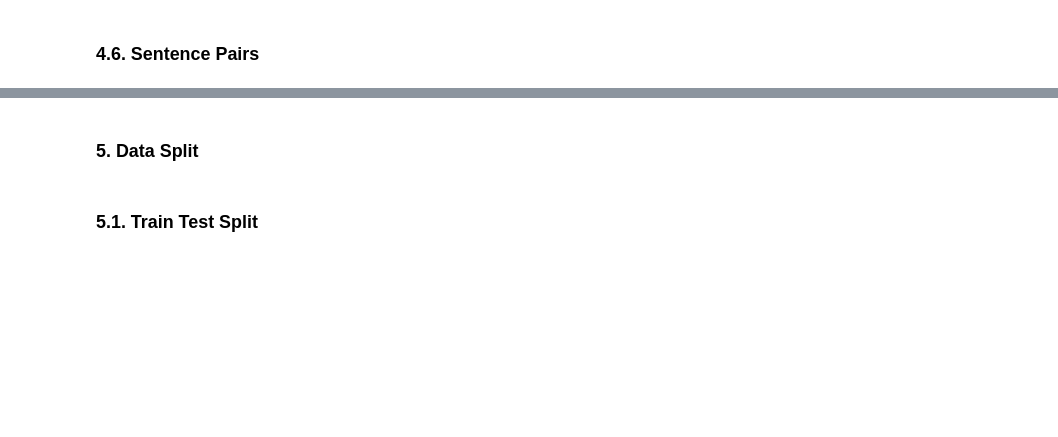
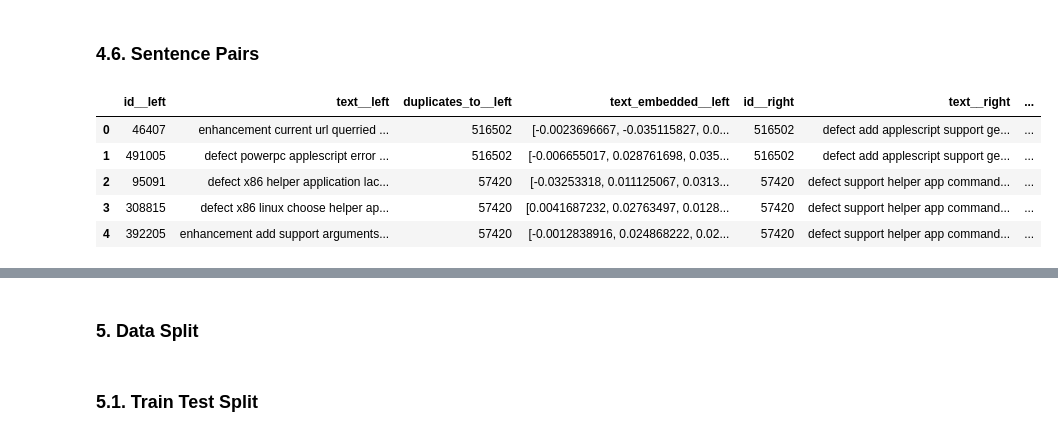
Before and after one commit to rezadzikri19/BuggyBuddy-Notebook, a Jupyter notebook: bug_classification.ipynb, the cells around one changed output, grey strips where cells are left out. Cells and saved outputs as stored; diff of their text form; code cells hidden in the pictures; blank space fills up the shorter version.

Commit message:
add test model

```diff
--- a/bug_classification.ipynb
+++ b/bug_classification.ipynb
@@ -286,0 +281,32 @@ gc.collect()
+# %%
+# %%script skipped # Skipped
+
+model_path = os.path.join('models', 'wiki-news-300d-1M-subword.vec')
+sent_embd_model = KeyedVectors.load_word2vec_format(model_path, binary=False)
+# %%
+# %%script skipped # Skipped
+
+def sentence_embedding(sentence, model):
+    words = word_tokenize(sentence)
+    words_in_vocab = [word for word in words if word in model]
+
+    if not words_in_vocab:
+        return None
+
+    embedding = np.mean([model[word] for word in words_in_vocab], axis=0)
+    embedding = normalize(embedding.reshape(1, -1), norm='l2').reshape(-1)
+
+    return embedding
+# %%
+# %%script skipped # Skipped
+
+embd_data_path = os.path.join('data', 'cache', 'fasttext_embd_data.parquet')
+
+if (os.path.exists(embd_data_path)):
+  df = pd.read_parquet(embd_data_path)
+else:
+  df['text_embedded'] = df['text'].apply(sentence_embedding, model=sent_embd_model)
+  df.to_parquet(embd_data_path)
+
+df['text_embedded'] = df['text_embedded'].apply(np.array)
+gc.collect()
@@ -288,5 +329,4 @@ gc.collect()
 ### **4.6. Sentence Pairs**
 # %%
 df = df.reset_index()
-df['_id'] = df['id']
 # %%
@@ -304,9 +344,17 @@ def custom_cosine_similarity(text_1: pd.Series, text_2: pd.Series):
 # %%
 df_duplicates = pd.merge(left=df_duplicates,
                         right=df_uniques,
                         left_on='duplicates_to',
                         right_on='id',
                         suffixes=('__left', '__right'))
-df_duplicates = df_duplicates[['text_embedded__left', 'text_embedded__right', '_id__left', '_id__right']]
 df_duplicates['label'] = 1
 df_duplicates = df_duplicates.reset_index(drop=True)
+
+df_duplicates.head()
+# %% [output]
+|  | id__left | text__left | duplicates_to__left | text_embedded__left | id__right | text__right | ... |
+| 0 | 46407 | enhancement current url querried ... | 516502 | [-0.0023696667, -0.035115827, 0.0... | 516502 | defect add applescript support ge... | ... |
+| 1 | 491005 | defect powerpc applescript error ... | 516502 | [-0.006655017, 0.028761698, 0.035... | 516502 | defect add applescript support ge... | ... |
+| 2 | 95091 | defect x86 helper application lac... | 57420 | [-0.03253318, 0.011125067, 0.0313... | 57420 | defect support helper app command... | ... |
+| 3 | 308815 | defect x86 linux choose helper ap... | 57420 | [0.0041687232, 0.02763497, 0.0128... | 57420 | defect support helper app command... | ... |
+| 4 | 392205 | enhancement add support arguments... | 57420 | [-0.0012838916, 0.024868222, 0.02... | 57420 | defect support helper app command... | ... |
```
Also changed, not shown: parts of 30 cells of this notebook, 1 other file.
